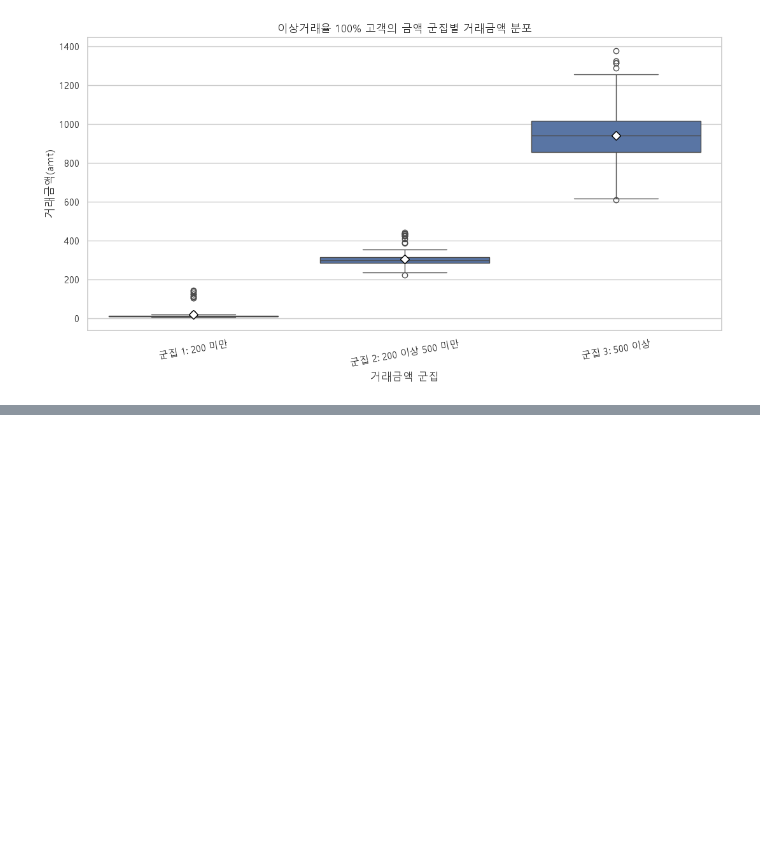
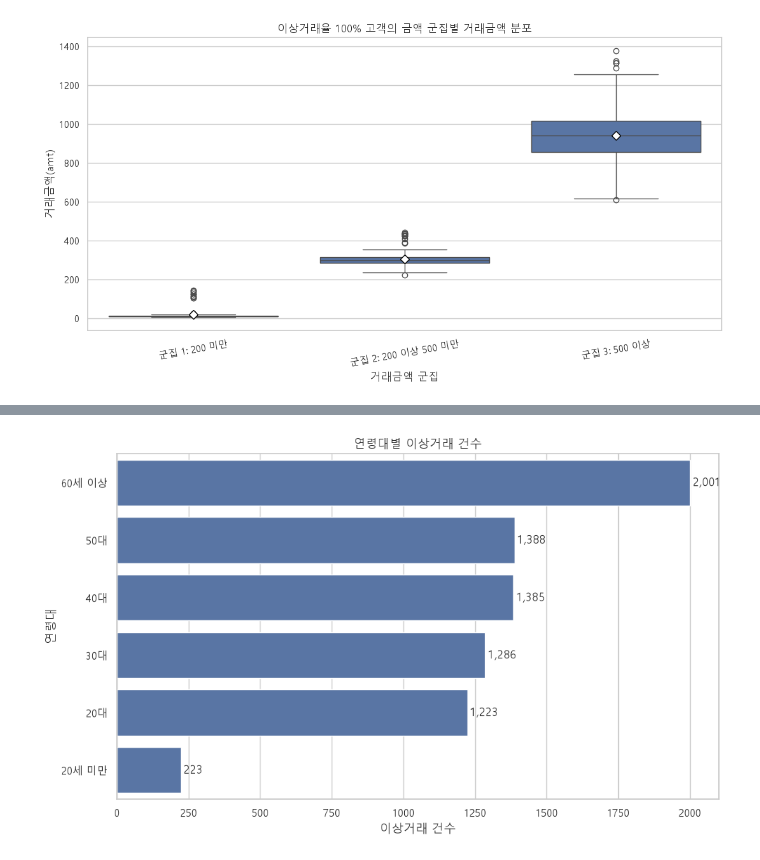
Before and after one commit to dayomschool/BDAI, a Jupyter notebook: eda/eda_민정.ipynb, the cells around one changed output, grey strips where cells are left out. Drawn from its saved outputs; the diff is of its cells as text; code cells hidden in the pictures; blank space fills up the shorter version.

```diff
--- a/eda/eda_민정.ipynb
+++ b/eda/eda_민정.ipynb
@@ -4435,0 +4538,33 @@ plt.show()
+# %%
+## 시각화
+
+# 이미지처럼 고연령층이 위에 나오도록 순서를 반대로 설정
+plot_order = age_labels[::-1]
+
+plt.figure(figsize=(10, 6))
+
+ax = sns.barplot(
+    data=age_fraud_count,
+    y="age_group",
+    x="fraud_transaction_count",
+    order=plot_order
+)
+
+# 막대 끝에 건수 표시
+for container in ax.containers:
+    ax.bar_label(
+        container,
+        labels=[
+            f"{int(value):,}"
+            for value in container.datavalues
+        ],
+        padding=3
+    )
+
+plt.title("연령대별 이상거래 건수")
+plt.xlabel("이상거래 건수")
+plt.ylabel("연령대")
+plt.tight_layout()
+plt.show()
+# %% [output]
+[figure, added]
```
Also changed, not shown: parts of 13 cells of this notebook.
